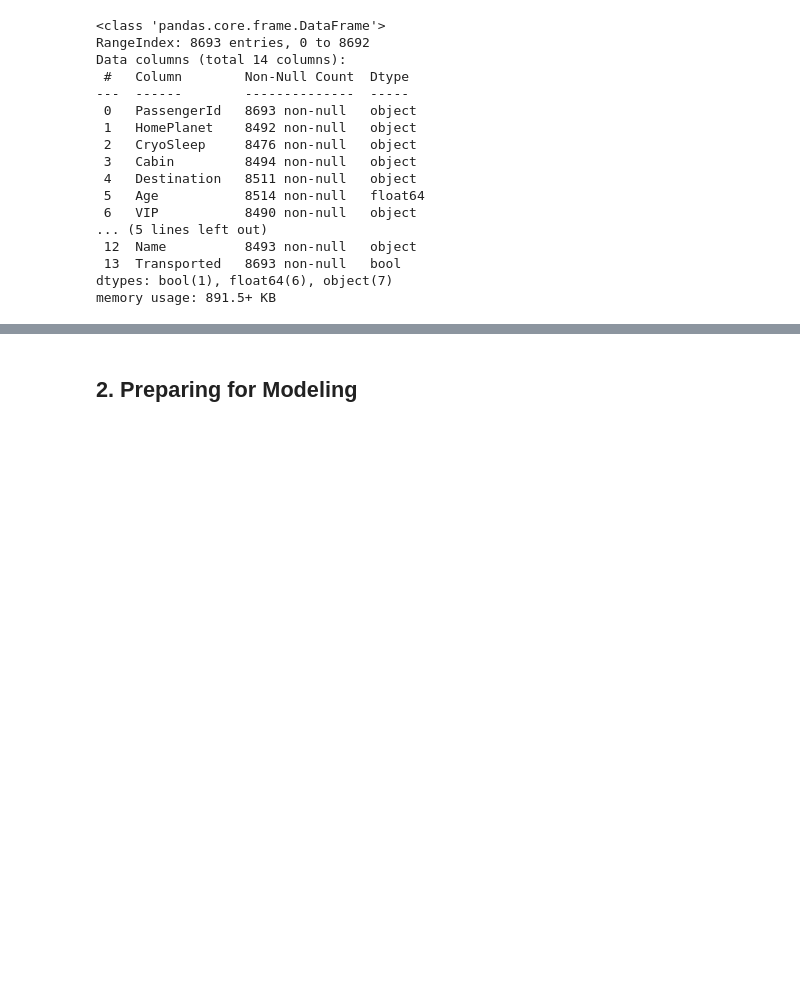
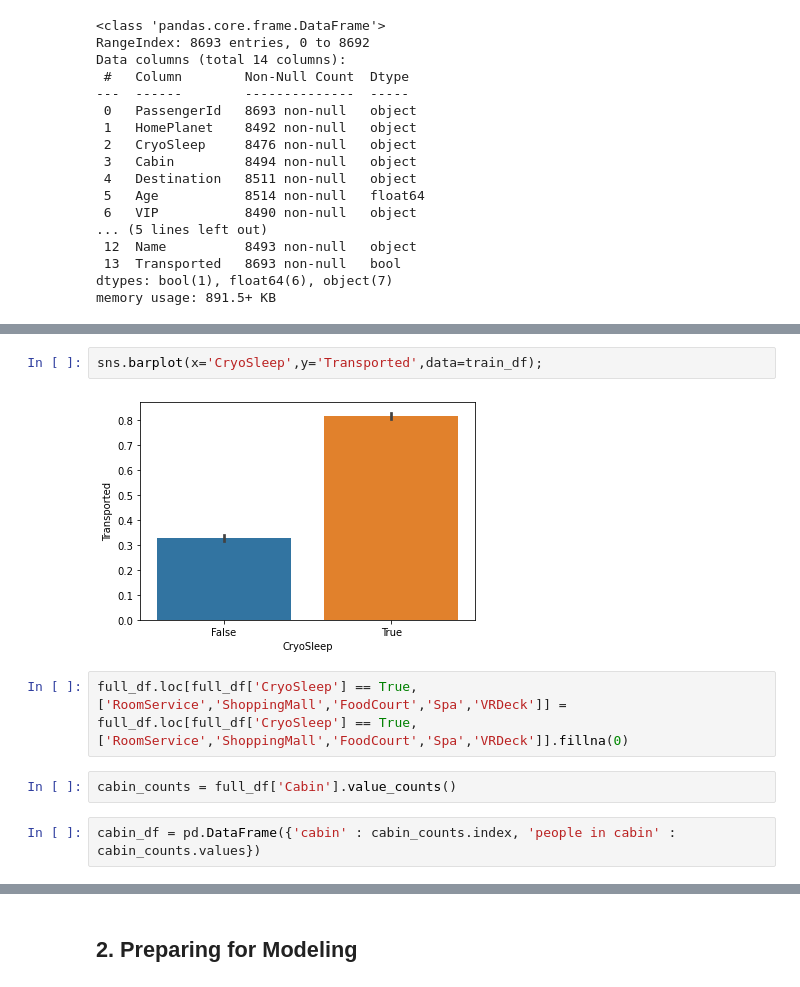
Before and after one commit to ahendricks2/Spaceship_Titanic, a Jupyter notebook: Main_Notebook.ipynb, the cells around one changed output, grey strips where cells are left out. Saved outputs shown, nothing was run; the diff lists cells and outputs as text; blank space fills up the shorter version.

```diff
--- a/Main_Notebook.ipynb
+++ b/Main_Notebook.ipynb
@@ -67,0 +98,10 @@ memory usage: 891.5+ KB
+# %%
+sns.barplot(x='CryoSleep',y='Transported',data=train_df);
+# %% [output]
+[figure, added]
+# %%
+full_df.loc[full_df['CryoSleep'] == True, ['RoomService','ShoppingMall','FoodCourt','Spa','VRDeck']] = full_df.loc[full_df['CryoSleep'] == True, ['RoomService','ShoppingMall','FoodCourt','Spa','VRDeck']].fillna(0)
+# %%
+cabin_counts = full_df['Cabin'].value_counts()
+# %%
+cabin_df = pd.DataFrame({'cabin' : cabin_counts.index, 'people in cabin' : cabin_counts.values})
```
Also changed, not shown: parts of 37 cells of this notebook.
